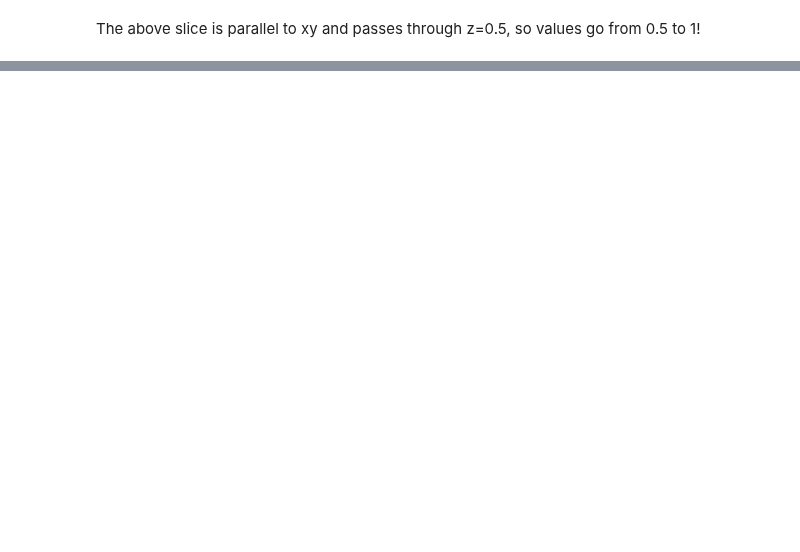
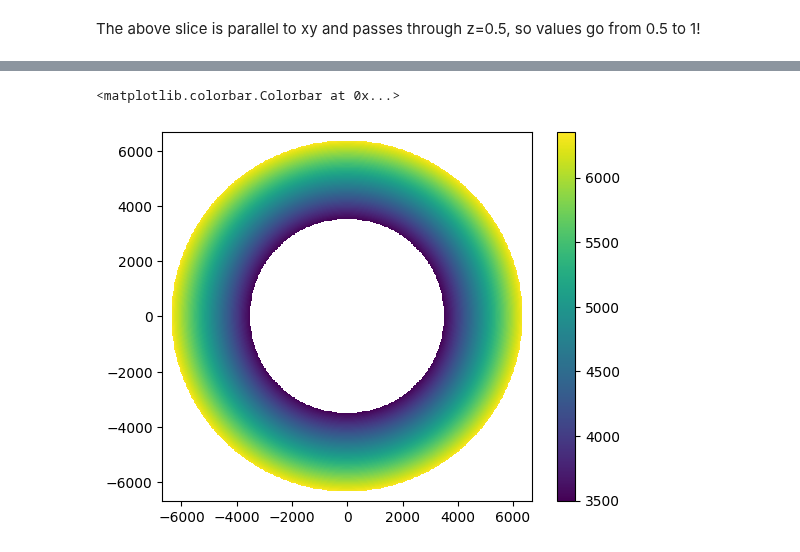
Before and after one commit to chrishavlin/yt_scratch, a Jupyter notebook: notebooks/dev/spherical_geom_with_cutting_planes.ipynb, the cells around one changed output, grey strips where cells are left out. Cells and saved outputs as stored; diff of their text form; code cells hidden in the pictures; blank space fills up the shorter version.

```diff
--- a/notebooks/dev/spherical_geom_with_cutting_planes.ipynb
+++ b/notebooks/dev/spherical_geom_with_cutting_planes.ipynb
@@ -79,0 +132,6 @@ yt : [INFO     ] 2024-02-16 14:45:05,015 Making a fixed resolution buffer of (('
+# %%
+bvals = frb[("index", "r")]
+bvals[~mask] = np.nan
+plt.imshow(bvals, origin='lower', extent=frb.bounds)
+plt.colorbar()
+# %% [output]
@@ -79,0 +139,2 @@ yt : [INFO     ] 2024-02-16 14:45:05,015 Making a fixed resolution buffer of (('
+<matplotlib.colorbar.Colorbar at 0x...>
+[figure, added]
```
Also changed, not shown: parts of 17 cells of this notebook.
